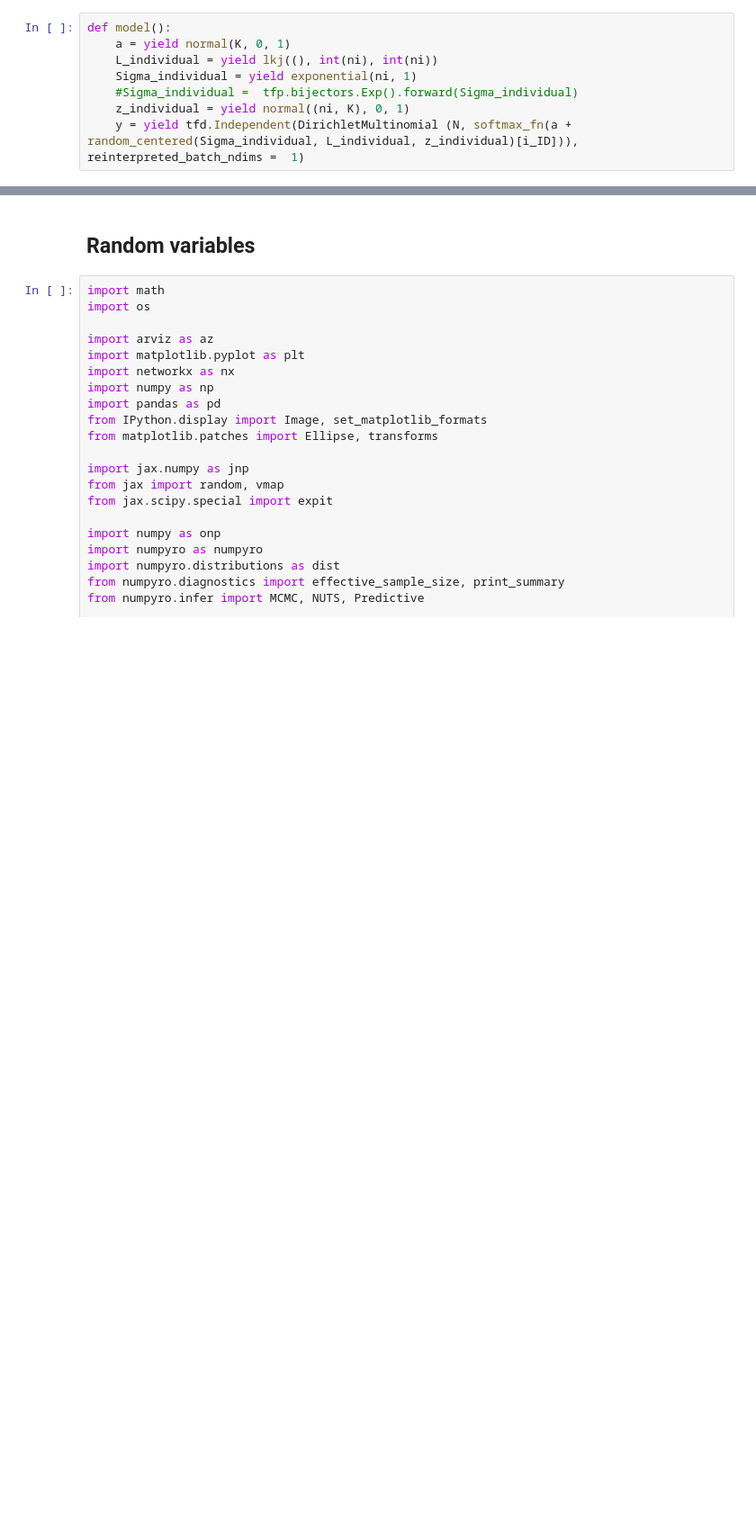
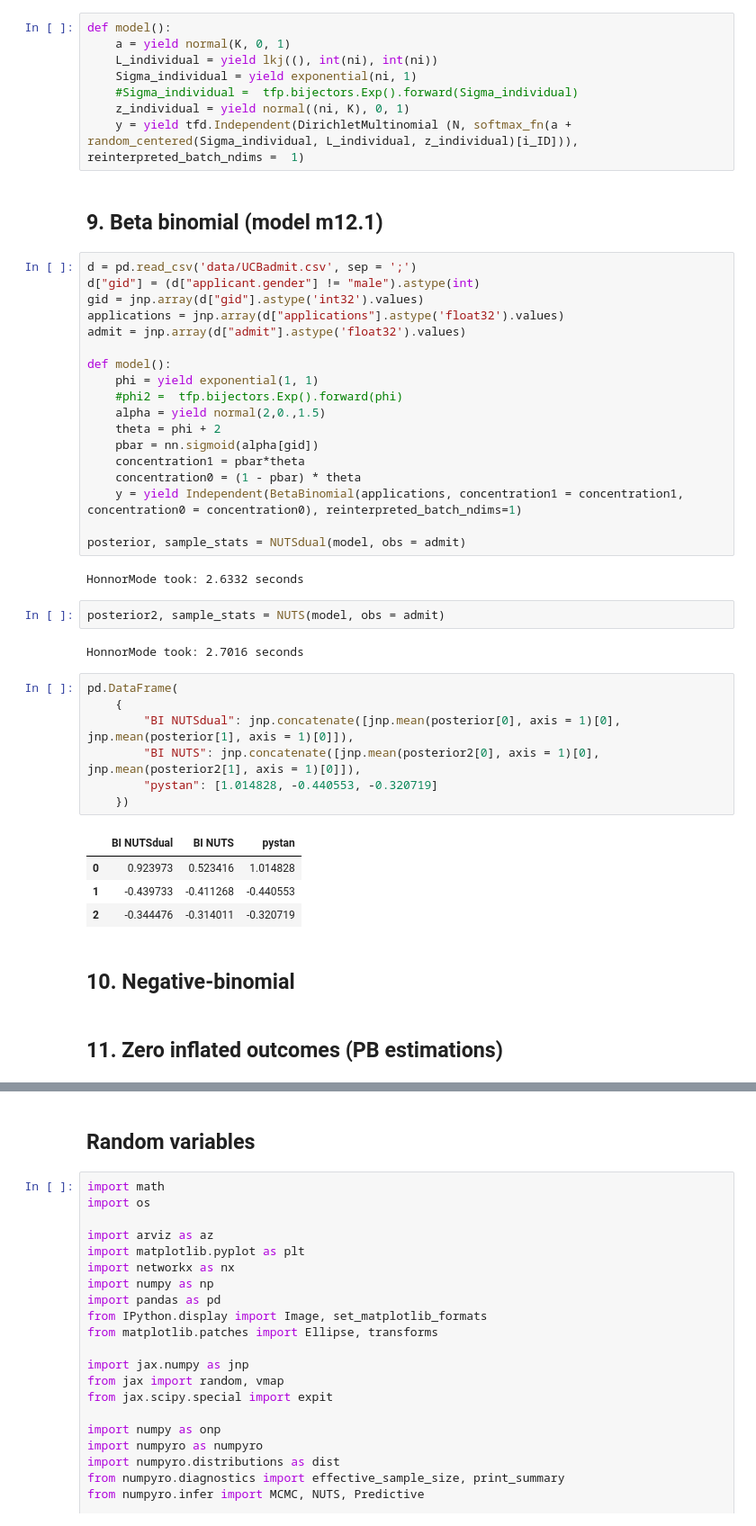
Before and after one commit to BGN-for-ASNA/BI, a Jupyter notebook: HonnorMode.ipynb, the cells around one changed output, grey strips where cells are left out. Shown at 90% size. Saved outputs shown, nothing was run; the diff lists cells and outputs as text; blank space fills up the shorter version.

```diff
--- a/HonnorMode.ipynb
+++ b/HonnorMode.ipynb
@@ -642,3 +735,45 @@ def model():
     #Sigma_individual =  tfp.bijectors.Exp().forward(Sigma_individual)
     z_individual = yield normal((ni, K), 0, 1)
     y = yield tfd.Independent(DirichletMultinomial (N, softmax_fn(a + random_centered(Sigma_individual, L_individual, z_individual)[i_ID])), reinterpreted_batch_ndims =  1)
+# %% [markdown]
+## 9. Beta binomial (model m12.1)
+# %%
+d = pd.read_csv('data/UCBadmit.csv', sep = ';')
+d["gid"] = (d["applicant.gender"] != "male").astype(int)
+gid = jnp.array(d["gid"].astype('int32').values)
+applications = jnp.array(d["applications"].astype('float32').values)
+admit = jnp.array(d["admit"].astype('float32').values)
+
+def model():
+    phi = yield exponential(1, 1)
+    #phi2 =  tfp.bijectors.Exp().forward(phi)
+    alpha = yield normal(2,0.,1.5)
+    theta = phi + 2
+    pbar = nn.sigmoid(alpha[gid])
+    concentration1 = pbar*theta
+    concentration0 = (1 - pbar) * theta
+    y = yield Independent(BetaBinomial(applications, concentration1 = concentration1, concentration0 = concentration0), reinterpreted_batch_ndims=1)
+
+posterior, sample_stats = NUTSdual(model, obs = admit)
+# %% [output]
+HonnorMode took: 2.6332 seconds
+# %%
+posterior2, sample_stats = NUTS(model, obs = admit)
+# %% [output]
+HonnorMode took: 2.7016 seconds
+# %%
+pd.DataFrame(
+    {
+        "BI NUTSdual": jnp.concatenate([jnp.mean(posterior[0], axis = 1)[0], jnp.mean(posterior[1], axis = 1)[0]]),
+        "BI NUTS": jnp.concatenate([jnp.mean(posterior2[0], axis = 1)[0], jnp.mean(posterior2[1], axis = 1)[0]]),
+        "pystan": [1.014828, -0.440553, -0.320719]
+    })
+# %% [output]
+|  | BI NUTSdual | BI NUTS | pystan |
+| 0 | 0.923973 | 0.523416 | 1.014828 |
+| 1 | -0.439733 | -0.411268 | -0.440553 |
+| 2 | -0.344476 | -0.314011 | -0.320719 |
+# %% [markdown]
+## 10. Negative-binomial
+# %% [markdown]
+## 11. Zero inflated outcomes (PB estimations)
```
Also changed, not shown: parts of 49 cells of this notebook, 2 other files.
